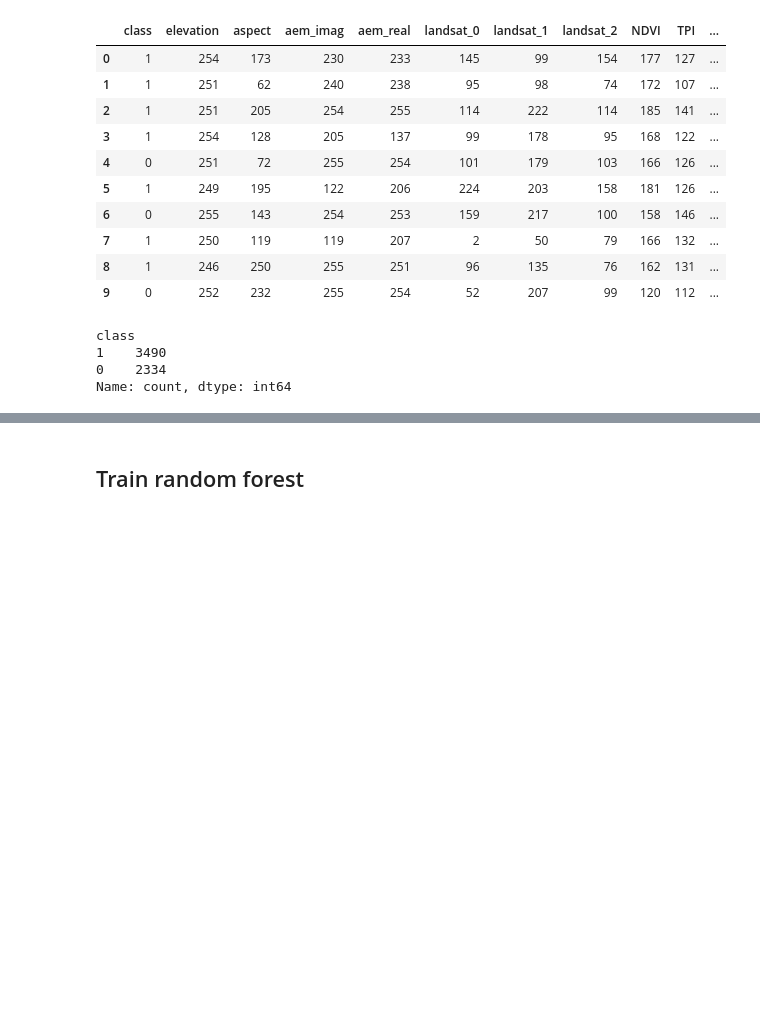
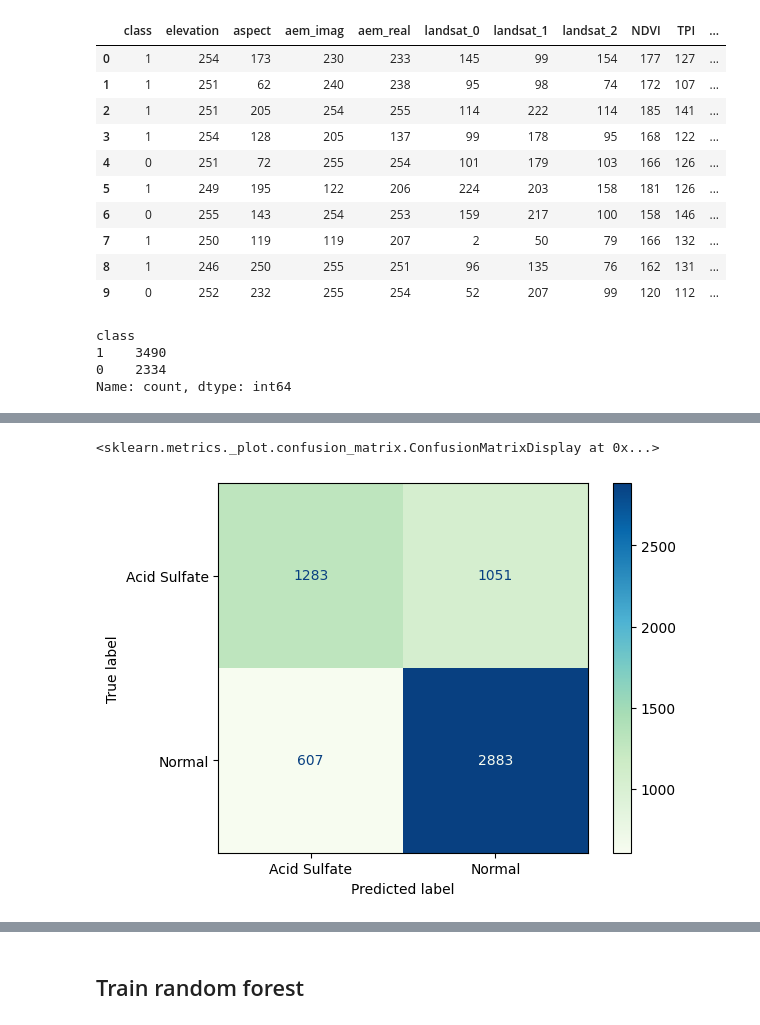
Before and after one commit to akusok/hasuriski_maps, a Jupyter notebook: notebooks/spark-load-train-predict.ipynb, the cells around one changed output, grey strips where cells are left out. Saved outputs shown, nothing was run; the diff lists cells and outputs as text; code cells hidden in the pictures; blank space fills up the shorter version.

```diff
--- a/notebooks/spark-load-train-predict.ipynb
+++ b/notebooks/spark-load-train-predict.ipynb
@@ -316,0 +379,8 @@ Y = pd_data.iloc[:, 0]
+# %%
+L = 150
+
+W = np.random.randn(11, L) / 11**0.5
+bias = np.random.randn(L)
+
+np.save(f"../local_data/W_{L}.npy", W.astype("float32"))
+np.save(f"../local_data/bias_{L}.npy", bias.astype("float32"))
@@ -316,0 +389,2 @@ Y = pd_data.iloc[:, 0]
+# %%
+H = np.tanh(X@W + bias)
@@ -316,0 +393,10 @@ Y = pd_data.iloc[:, 0]
+# %%
+B = np.linalg.solve(H.T@H, H.T@Y)
+# %%
+ConfusionMatrixDisplay(
+    confusion_matrix(Y, (H@B > 0.5)),
+    display_labels=["Acid Sulfate", "Normal"],
+).plot(cmap="GnBu")
+# %% [output]
+<sklearn.metrics._plot.confusion_matrix.ConfusionMatrixDisplay at 0x...>
+[figure, added]
```
Also changed, not shown: parts of 19 cells of this notebook.
